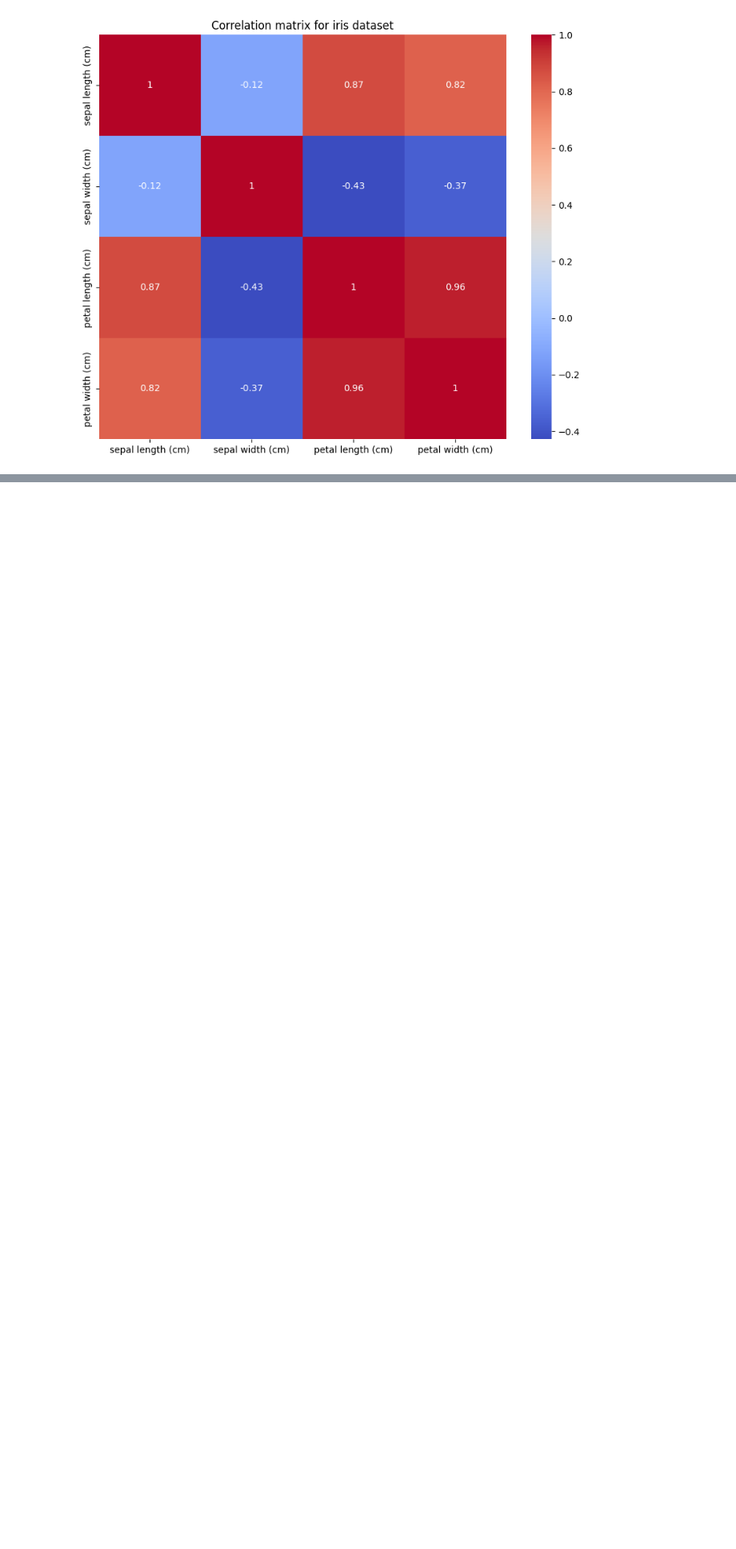
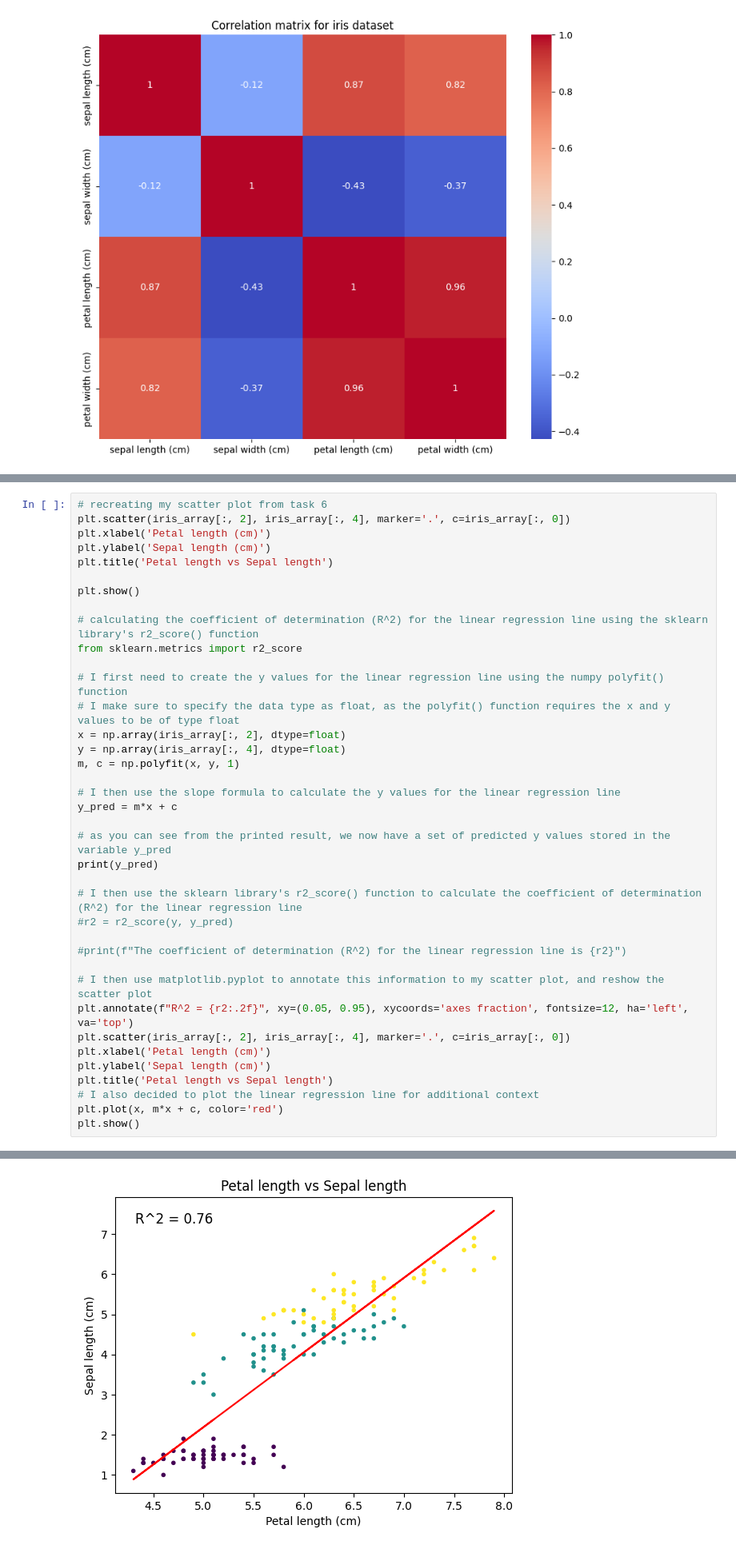
Before and after one commit to Fergus-dev/principles_of_data_analytics, a Jupyter notebook: tasks.ipynb, the cells around one changed output, grey strips where cells are left out. Shown at 80% size. Saved outputs shown, nothing was run; the diff lists cells and outputs as text; blank space fills up the shorter version.

Commit message:
Initial commit of task 9: fit a simple linear regression

```diff
--- a/tasks.ipynb
+++ b/tasks.ipynb
@@ -499,0 +502,39 @@ I began by working from [this resource](https://www.askpython.com/python/coeffic
+# %%
+# recreating my scatter plot from task 6
+plt.scatter(iris_array[:, 2], iris_array[:, 4], marker='.', c=iris_array[:, 0])
+plt.xlabel('Petal length (cm)')
+plt.ylabel('Sepal length (cm)')
+plt.title('Petal length vs Sepal length')
+
+plt.show()
+
+# calculating the coefficient of determination (R^2) for the linear regression line using the sklearn library's r2_score() function
+from sklearn.metrics import r2_score
+
+# I first need to create the y values for the linear regression line using the numpy polyfit() function
+# I make sure to specify the data type as float, as the polyfit() function requires the x and y values to be of type float
+x = np.array(iris_array[:, 2], dtype=float)
+y = np.array(iris_array[:, 4], dtype=float)
+m, c = np.polyfit(x, y, 1)
+
+# I then use the slope formula to calculate the y values for the linear regression line
+y_pred = m*x + c
+
+# as you can see from the printed result, we now have a set of predicted y values stored in the variable y_pred
+print(y_pred)
+
+# I then use the sklearn library's r2_score() function to calculate the coefficient of determination (R^2) for the linear regression line
+#r2 = r2_score(y, y_pred)
+
+#print(f"The coefficient of determination (R^2) for the linear regression line is {r2}")
+
+# I then use matplotlib.pyplot to annotate this information to my scatter plot, and reshow the scatter plot
+plt.annotate(f"R^2 = {r2:.2f}", xy=(0.05, 0.95), xycoords='axes fraction', fontsize=12, ha='left', va='top')
+plt.scatter(iris_array[:, 2], iris_array[:, 4], marker='.', c=iris_array[:, 0])
+plt.xlabel('Petal length (cm)')
+plt.ylabel('Sepal length (cm)')
+plt.title('Petal length vs Sepal length')
+# I also decided to plot the linear regression line for additional context
+plt.plot(x, m*x + c, color='red')
+plt.show()
+# %% [output]
@@ -500,2 +559,3 @@ I began by working from [this resource](https://www.askpython.com/python/coeffic
+[figure, added]
 # %% [markdown]
 ## End
```
Also changed, not shown: parts of 3 cells of this notebook.
